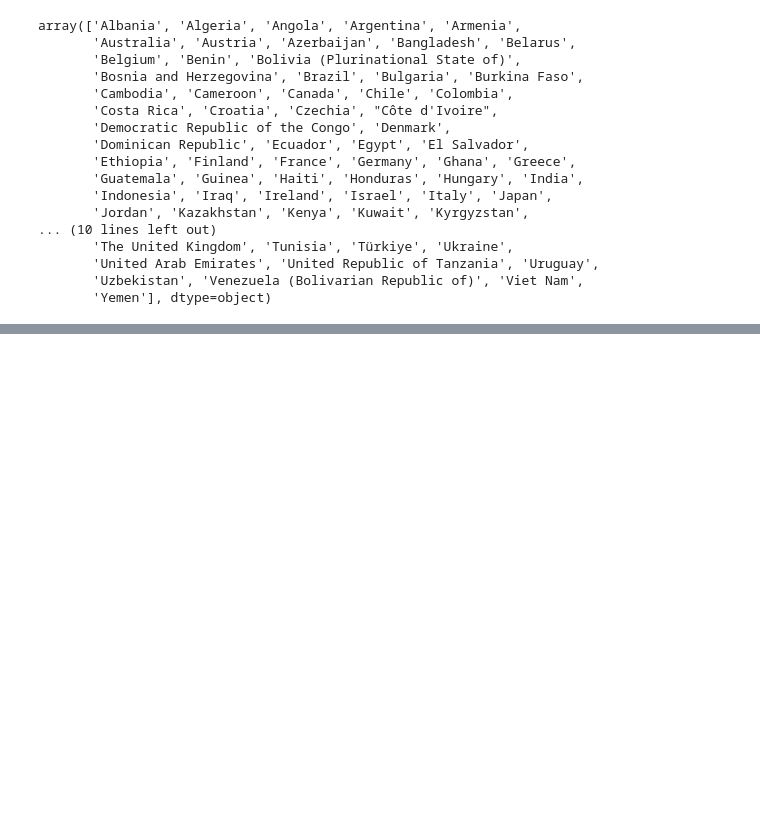
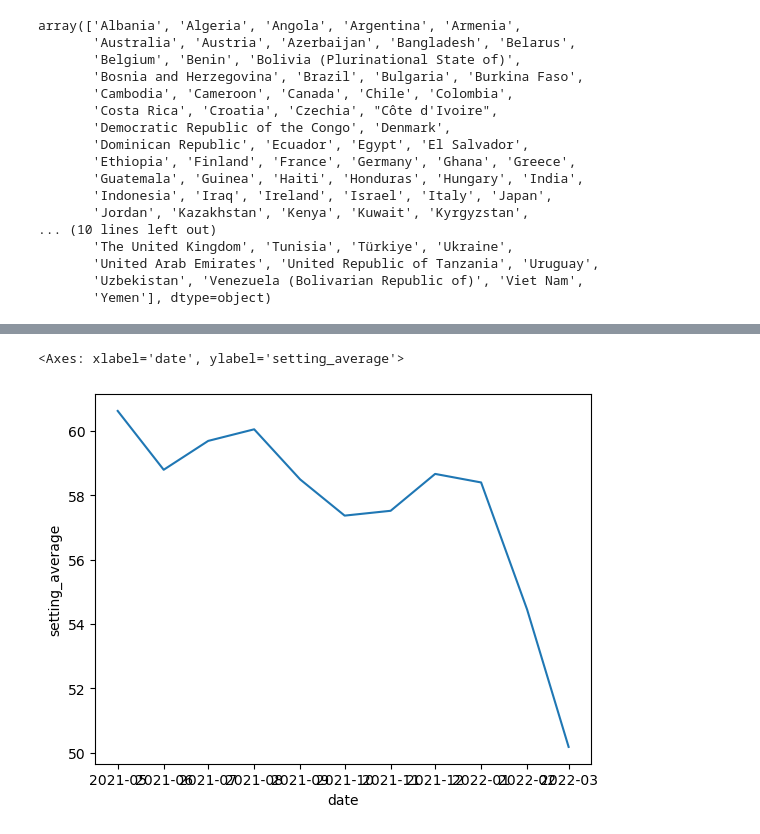
Before and after one commit to macs30122-winter25/final-project-raam, a Jupyter notebook: who_eda.ipynb, the cells around one changed output, grey strips where cells are left out. Drawn from its saved outputs; the diff is of its cells as text; code cells hidden in the pictures; blank space fills up the shorter version.

```diff
--- a/who_eda.ipynb
+++ b/who_eda.ipynb
@@ -109,0 +117,2 @@ sns.lineplot(data=df_groupby.median(),
+# %%
+df_health_anxiety = df[df['indicator_name']=='Worry a great deal or a moderate amount about catching COVID-19 (%)']
@@ -109,0 +128,7 @@ sns.lineplot(data=df_groupby.median(),
+# %%
+sns.lineplot(data=df_health_anxiety.groupby('date').mean(),
+             x='date',
+             y='setting_average')
+# %% [output]
+<Axes: xlabel='date', ylabel='setting_average'>
+[figure, added]
```
Also changed, not shown: parts of 10 cells of this notebook.
